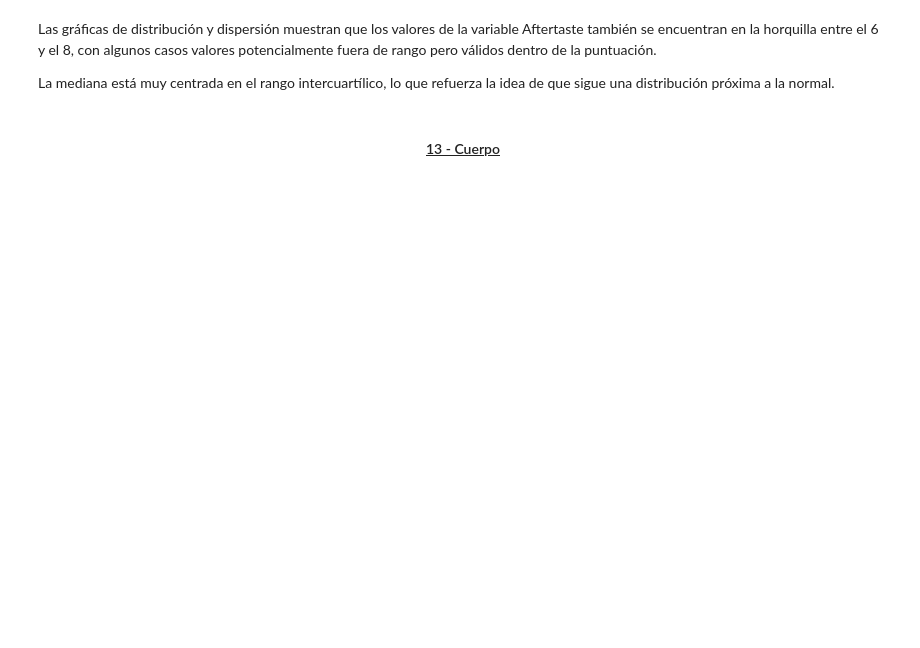
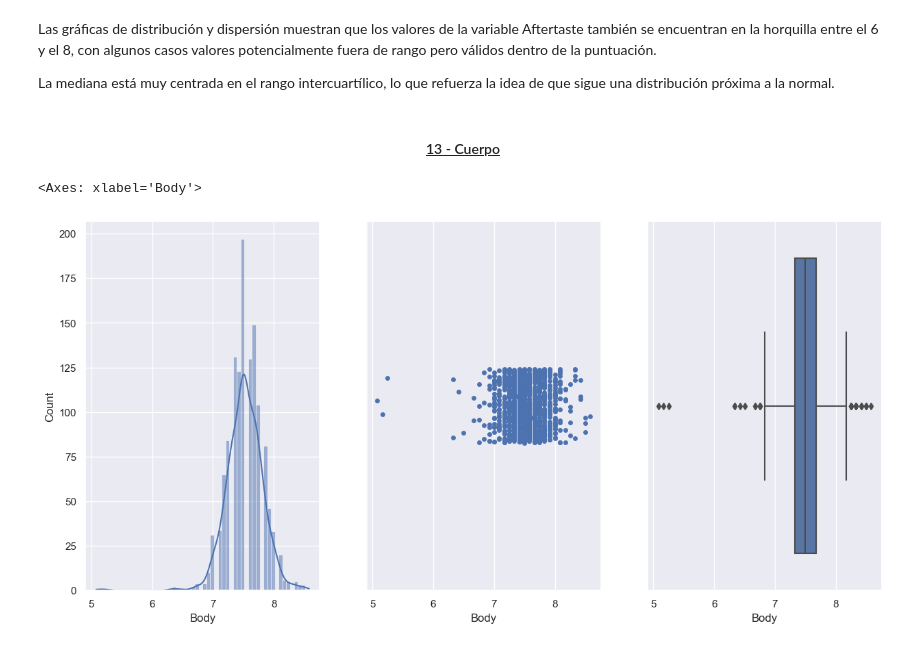
Before and after one commit to jmramaq/TrainingEDA_Coffee, a Jupyter notebook: src/EDA.ipynb, the cells around one changed output. Saved outputs shown, nothing was run; the diff lists cells and outputs as text; code cells hidden in the pictures; blank space fills up the shorter version.

```diff
--- a/src/EDA.ipynb
+++ b/src/EDA.ipynb
@@ -718,0 +1016,8 @@ df.columns
+# %%
+fig, axs = plt.subplots(figsize=(15, 7), ncols=3)
+sns.histplot(data=df, x="Body", kde=True, ax=axs[0])
+sns.stripplot(x=df["Body"], ax=axs[1])
+sns.boxplot(data=df, x="Body", ax=axs[2])
+# %% [output]
+<Axes: xlabel='Body'>
+[figure, added]
```
Also changed, not shown: parts of 84 cells of this notebook.
